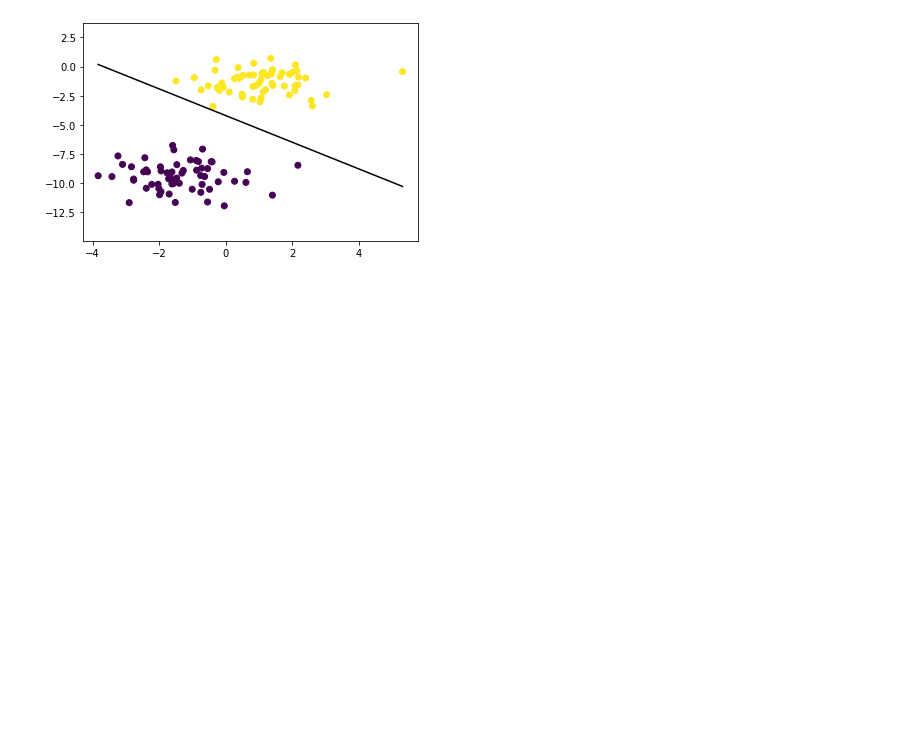
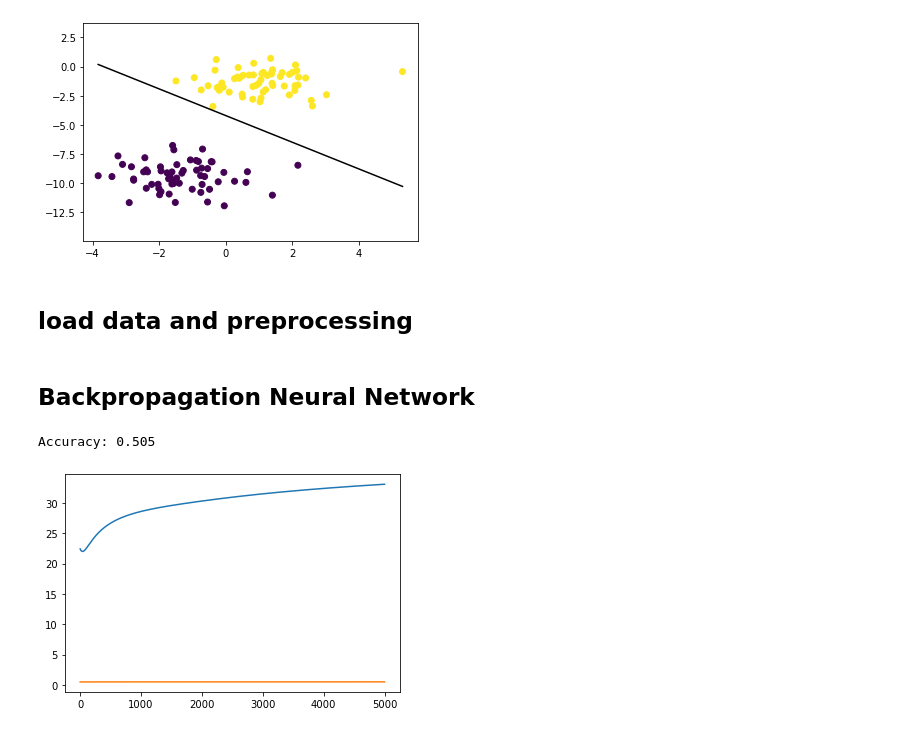
Before and after one commit to abdolazizsalimi/PGU_DataMining_1402, a Jupyter notebook: ex3/ex3.ipynb, the cells around one changed output. Saved outputs shown, nothing was run; the diff lists cells and outputs as text; code cells hidden in the pictures; blank space fills up the shorter version.

Commit message:
add :[back prop and plot mse , acc]

```diff
--- a/ex3/ex3.ipynb
+++ b/ex3/ex3.ipynb
@@ -126,3 +126,12 @@ plt.show()
 # %% [output]
 Perceptron classification accuracy 1.0
 [figure]
+# %% [markdown]
+## load data and preprocessing
+# %%
+from sklearn.model_selection import train_test_split
+from sklearn import datasets
+import numpy as np
+import pandas as pd
+X, y = datasets.make_blobs(n_samples=200, n_features=2, centers=2, cluster_std=1.5, random_state=2)
+X_train, X_test, y_train, y_test = train_test_split(X, y, test_size=0.2, random_state=123)
@@ -128,0 +208,18 @@ Perceptron classification accuracy 1.0
+# %% [markdown]
+## Backpropagation Neural Network
+# %%
+samples,input_layers = X_train.shape
+hidden_layers = 7
+iterations=5000
+N = y_train.size
+mlp = MLPwithBack(N=samples, input_size= input_layers , hidden_size= hidden_layers , iterations=iterations)
+mlp.fit(X_train , y_train)
+# %%
+mlp.results.mse.plot()
+mlp.results.accuracy.plot()
+y_pre = mlp.predict(X_test)
+acc = mlp.accuracy(y_pre , y_test)
+print("Accuracy: {}".format(acc))
+# %% [output]
+Accuracy: 0.505
+[figure, added]
```
Also changed, not shown: parts of 1 cell of this notebook.
